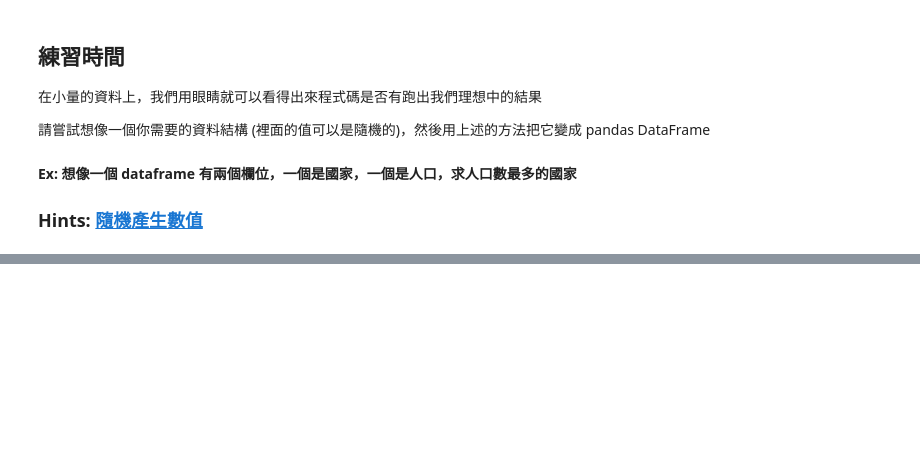
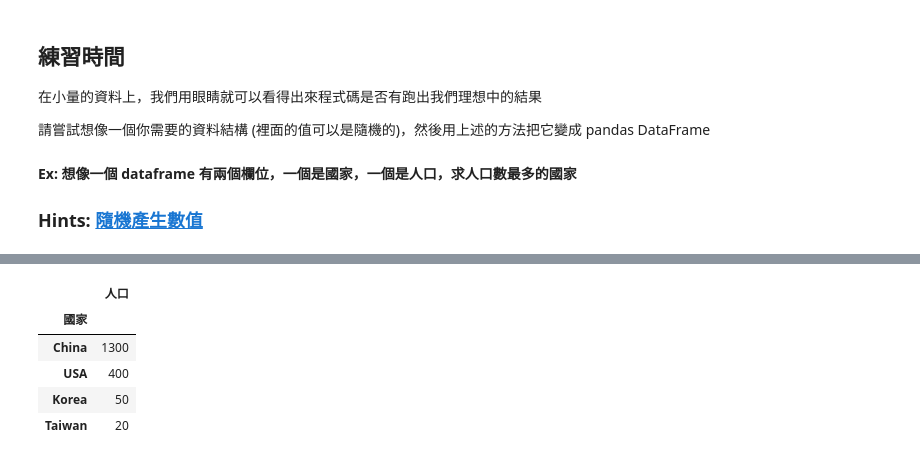
Before and after one commit to scottccwang/3rd-ML100Days, a Jupyter notebook: homework/Day_005-1_HW.ipynb, the cells around one changed output, grey strips where cells are left out. Saved outputs shown, nothing was run; the diff lists cells and outputs as text; code cells hidden in the pictures; blank space fills up the shorter version.

```diff
--- a/homework/Day_005-1_HW.ipynb
+++ b/homework/Day_005-1_HW.ipynb
@@ -18,7 +18,6 @@
 import pandas as pd
 import numpy as np
 # %%
-data = {'國家': ['Taiwan', 'China', 'USA'],
-        '人口': np.random.randint(1000, 1000000, 3)}
+data = {'國家': ['Taiwan', 'USA', 'China', 'Korea'],
+        '人口': [20, 400, 1300, 50]}
 data = pd.DataFrame(data)
-data
@@ -35,3 +23,0 @@ print('人口數最多國家:', data1.loc[0, '國家'])
-# %%
-data2 = data.set_index('國家')
-print('人口數最多國家:', data2['人口'].idxmax())
@@ -39,0 +32,9 @@ print('人口數最多國家:', data2['人口'].idxmax())
+# %%
+data.groupby('國家').max().sort_values(['人口'], ascending = False)
+# %% [output]
+|  | 人口 |
+| 國家 |  |
+| China | 1300 |
+| USA | 400 |
+| Korea | 50 |
+| Taiwan | 20 |
```
Also changed, not shown: parts of 4 cells of this notebook, 1 other file.
